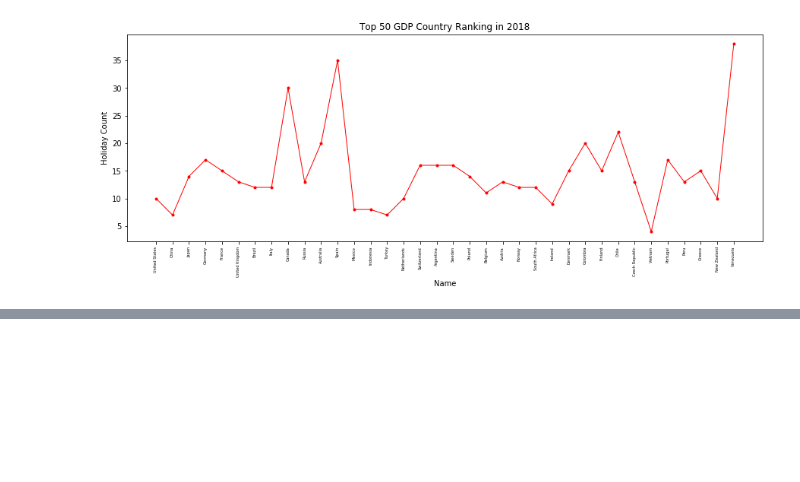
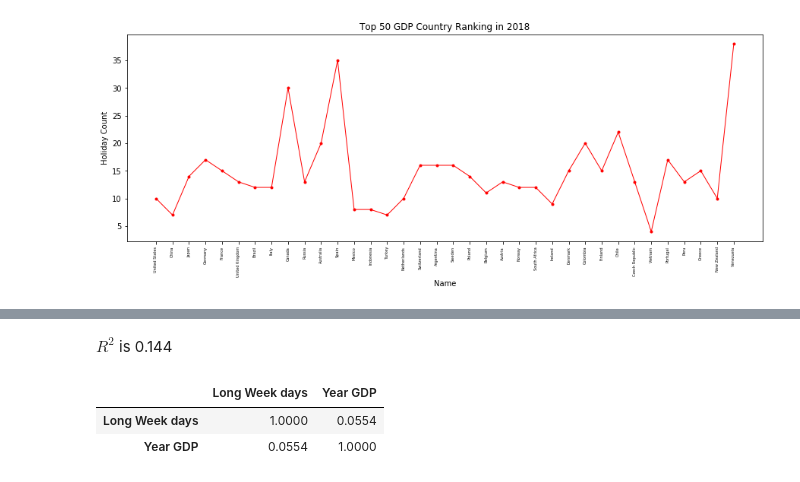
Before and after one commit to VIESON/inf510_project, a Jupyter notebook: wang_boxuan.ipynb, the cells around one changed output, grey strips where cells are left out. Cells and saved outputs as stored; diff of their text form; code cells hidden in the pictures; blank space fills up the shorter version.

```diff
--- a/wang_boxuan.ipynb
+++ b/wang_boxuan.ipynb
@@ -171,0 +207,9 @@ plt.show()
+# %% [markdown]
+$R^2$ is 0.144
+# %%
+tempdf2015 = pd.read_csv(f'./data/gdpDataFrame/gdpDataFrame-{2015}.csv')
+tempdf2015[['Long Week days','Year GDP']].corr()
+# %% [output]
+|  | Long Week days | Year GDP |
+| Long Week days | 1.0000 | 0.0554 |
+| Year GDP | 0.0554 | 1.0000 |
```
Also changed, not shown: parts of 16 cells of this notebook.
